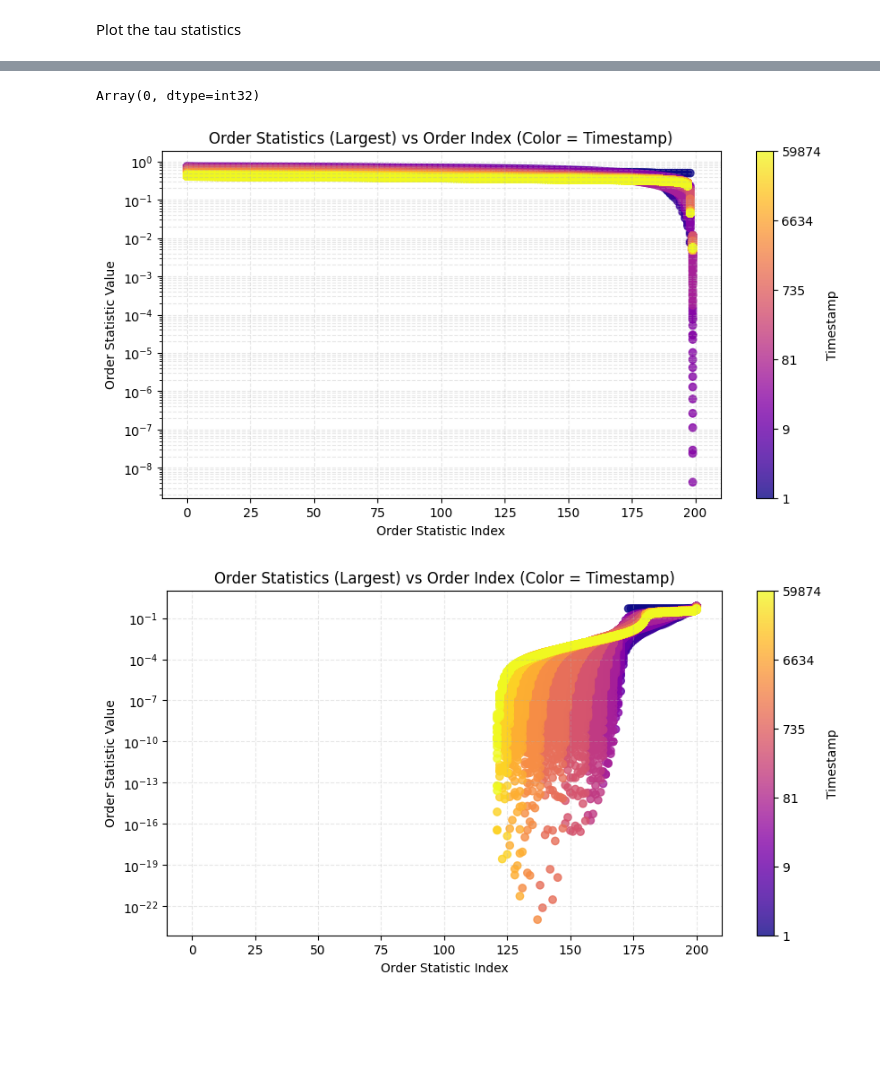
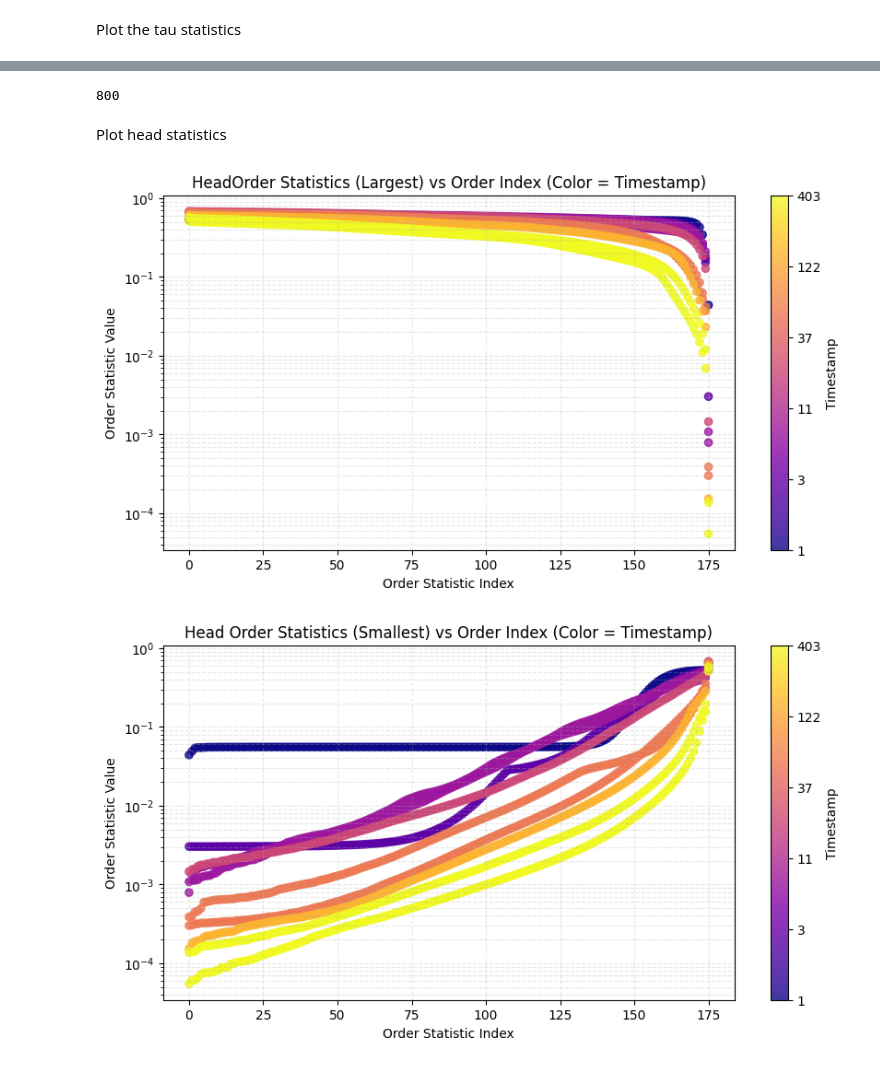
Before and after one commit to LosVolterrosHermanos/Experimental, a Jupyter notebook: timescale-experiment/sweeps/PickleFileInspecter.ipynb, the cells around one changed output, grey strips where cells are left out. Saved outputs shown, nothing was run; the diff lists cells and outputs as text; code cells hidden in the pictures; blank space fills up the shorter version.

Commit message:
Update PickleFileInspector notebook with new model parameters and execution counts
- Enhanced the extraction of tau statistics to accommodate the new data structure.

```diff
--- a/timescale-experiment/sweeps/PickleFileInspecter.ipynb
+++ b/timescale-experiment/sweeps/PickleFileInspecter.ipynb
@@ -7,7 +7,8 @@ from mpl_toolkits.mplot3d import Axes3D
 import numpy as np
 
 # Choose a pickle file (modify this path as needed)
-pickle_file_path = "../results/nanogpt_tanea_results_mixed_bf16_rope_multi_gpu_20250715_080223_steps_80000_bs_4_seq_1024_devices_1_g2_0.00016_g3_0.00016_delta_8.0_flavor_mk3_attn_cudnn.pkl"
+#pickle_file_path = "../results/nanogpt_tanea_results_mixed_bf16_rope_multi_gpu_20250715_080223_steps_80000_bs_4_seq_1024_devices_1_g2_0.00016_g3_0.00016_delta_8.0_flavor_mk3_attn_cudnn.pkl"
+pickle_file_path = "../results/nanogpt_tanea_results_mixed_bf16_rope_multi_gpu_20250715_133303_steps_800_bs_4_seq_1024_devices_1_g2_0.00016_g3_0.00016_delta_8.0_flavor_mk3_attn_cudnn.pkl"
 # %% [markdown]
 Inspect the contents of the file and output the config information
 # %%
@@ -98,11 +115,13 @@ list
 # %%
-min(data['tau_statistics']['timestamps'])
+max(data['tau_statistics']['timestamps'])
 # %% [output]
-Array(0, dtype=int32)
+800
+# %% [markdown]
+Plot head statistics
 # %%
 timestamps = data['tau_statistics']['timestamps']
-largest_order_statistics = data['tau_statistics']['tau_order_statistics']
-
+all_order_statistics = data['tau_statistics']['tau_statistics']
+#data['tau_statistics']['tau_statistics'][1]['params']['head']['kernel']
 
 # 2D scatter plot: order statistics vs order index, color by timestamp
 # Prepare data for 2D plot
@@ -110,7 +129,8 @@ order_indices = []
 order_values = []
 order_timestamps = []
 
-for t_idx, (ts, arr) in enumerate(zip(timestamps, largest_order_statistics)):
+for t_idx, (ts, arr) in enumerate(zip(timestamps, all_order_statistics)):
+    arr = arr['params']['head']['kernel'][0]
     arr = np.asarray(arr)
     for order_idx, val in enumerate(arr):
         order_indices.append(order_idx)
@@ -132,7 +152,7 @@ sc2 = plt.scatter(order_indices, order_values, c=log_order_timestamps, cmap='pla
 
 plt.xlabel('Order Statistic Index')
 plt.ylabel('Order Statistic Value')
-plt.title('Order Statistics (Largest) vs Order Index (Color = Timestamp)')
+plt.title('Head Order Statistics (Largest) vs Order Index (Color = Timestamp)')
 
 # Create colorbar with ticks labeled as order_timestamps
 cbar = plt.colorbar(sc2)
@@ -155,10 +175,11 @@ plt.yscale('log')
 plt.grid(True, which='both', linestyle='--', alpha=0.3)
 plt.show()
 # %% [output]
-[figure, old version]
+[figure, new version]
 # %%
 timestamps = data['tau_statistics']['timestamps']
-smallest_order_statistics = data['tau_statistics']['tau_reversed_order_statistics']
+all_order_statistics = data['tau_statistics']['tau_statistics']
+#data['tau_statistics']['tau_statistics'][1]['params']['head']['kernel']
 
 # 2D scatter plot: order statistics vs order index, color by timestamp
 # Prepare data for 2D plot
@@ -166,8 +187,8 @@ order_indices = []
 order_values = []
 order_timestamps = []
 
-for t_idx, (ts, arr) in enumerate(zip(timestamps, smallest_order_statistics)):
-    arr = np.asarray(arr)
+for t_idx, (ts, arr) in enumerate(zip(timestamps, all_order_statistics)):
+    arr = np.asarray(arr['params']['head']['kernel'][1])
     for order_idx, val in enumerate(arr):
         order_indices.append(order_idx)
         order_values.append(val)
@@ -183,32 +204,32 @@ plt.figure(figsize=(10, 5))
 # Filter out zero and negative values to avoid log warnings
 valid_mask = order_timestamps > 0
 log_order_timestamps = np.full_like(order_timestamps, np.nan)
 log_order_timestamps[valid_mask] = np.log(order_timestamps[valid_mask])
 sc2 = plt.scatter(order_indices, order_values, c=log_order_timestamps, cmap='plasma', alpha=0.8)
 
 plt.xlabel('Order Statistic Index')
 plt.ylabel('Order Statistic Value')
-plt.title('Order Statistics (Largest) vs Order Index (Color = Timestamp)')
+plt.title('Head Order Statistics (Smallest) vs Order Index (Color = Timestamp)')
 
 # Create colorbar with ticks labeled as order_timestamps
 cbar = plt.colorbar(sc2)
 cbar.set_label('Timestamp')
 
 # Set colorbar ticks to correspond to a few representative timestamps
 num_ticks = 6
 if len(order_timestamps) > 0 and np.any(valid_mask):
     # Choose ticks evenly spaced in log space, only for valid values
     log_min = np.nanmin(log_order_timestamps[valid_mask])
     log_max = np.nanmax(log_order_timestamps[valid_mask])
     if not np.isnan(log_min) and not np.isnan(log_max) and log_min != log_max:
         log_tick_locs = np.linspace(log_min, log_max, num_ticks)
         # Convert back to timestamp for labeling
         tick_labels = [f"{np.exp(ltick):.0f}" for ltick in log_tick_locs]
         cbar.set_ticks(log_tick_locs)
         cbar.set_ticklabels(tick_labels)
 
 plt.yscale('log')
 plt.grid(True, which='both', linestyle='--', alpha=0.3)
 plt.show()
 # %% [output]
-[figure, old version]
+[figure, new version]
```
Also changed, not shown: parts of 3 cells of this notebook.
